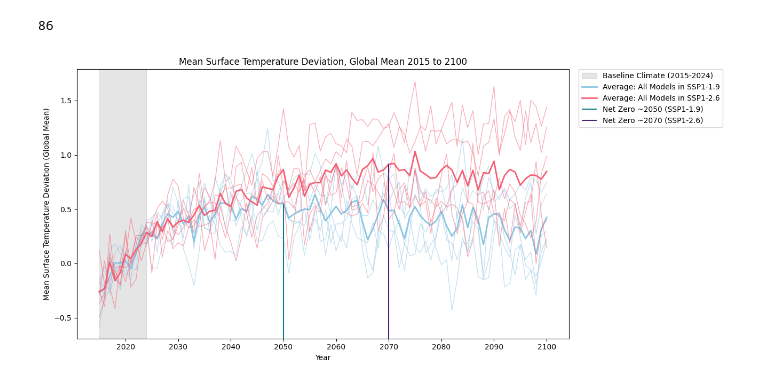
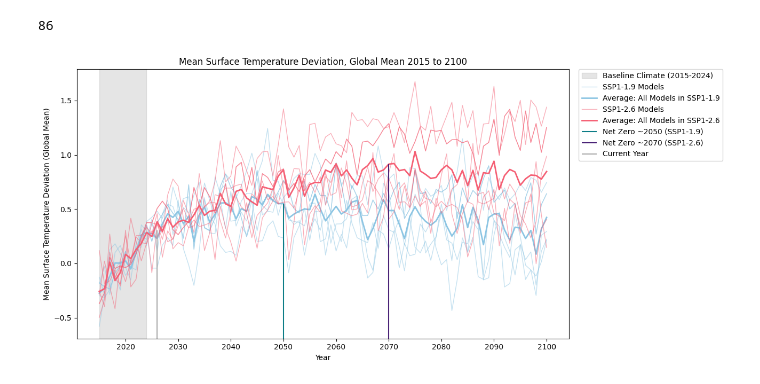
Before and after one commit to sek2dcs/MamalakisResearch, a Jupyter notebook: figure1_2.ipynb, the cells around one changed output. Drawn from its saved outputs; the diff is of its cells as text; code cells hidden in the pictures.

Commit message:
Addded current year line

```diff
--- a/figure1_2.ipynb
+++ b/figure1_2.ipynb
@@ -271,7 +271,6 @@ def time_series_plot(CNRM_119=CNRM_diff_119, CNRM_126=CNRM_diff_126,
 
     # Create a box for baseline climate
     ax.axvspan(2015, 2024, color='grey', alpha=0.2, zorder=0, label='Baseline Climate (2015-2024)')
-    ax.axvspan()
 
     # Get average of all models
     models_119 = [CNRM_119, MIROC_119, MPI_119, MRI_119, UKESM1_119]
@@ -282,46 +281,55 @@ def time_series_plot(CNRM_119=CNRM_diff_119, CNRM_126=CNRM_diff_126,
     avg_all_126 = [np.mean(k) for k in zip(*models_126)]
 
     # Plot values
-    for model in models_119:
+    for i, model in enumerate(models_119):
         plt.plot(yrs, model, color='#8cc5e3', linewidth=1, alpha=0.5)
+        # Create legend for only one line
+        if i == 0:
+            plt.plot(yrs, models_119[0], label='SSP1-1.9 Models', color='#8cc5e3', linewidth=1, alpha=0.5)
     li119 = ax.plot(yrs, avg_all_119, label='Average: All Models in SSP1-1.9', color='#8cc5e3', linewidth=2)
-    for model in models_126:
+    for i, model in enumerate(models_126):
         plt.plot(yrs, model, color='#f55f74', linewidth=1, alpha=0.5)
+        if i == 0:
+            plt.plot(yrs, models_126[0], label='SSP1-2.6 Models', color='#f55f74', linewidth=1, alpha=0.5)
     li126 = ax.plot(yrs, avg_all_126, label='Average: All Models in SSP1-2.6', color='#f55f74', linewidth=2)
 
 
     # Plot net-zero lines
-    # Find the index for the years 2050 and 2070 in the 'yrs' array
+    # Find the index for the years 2050 and 2070 and 2026 in the 'yrs' array
     idx_2050 = np.where(yrs == 2050)[0][0]
     idx_2070 = np.where(yrs == 2070)[0][0]
+    idx_2026 = np.where(yrs == 2026)[0][0]
     # Extract the exact y-values at those years from the average arrays
     y_2050 = avg_all_119[idx_2050]
     y_2070 = avg_all_126[idx_2070]
+    # Plot current year at mean between ssp119 and ssp126 heights
+    y_2026 = (avg_all_119[idx_2026] + avg_all_126[idx_2026])/2
 
-    # Get the current bottom limit of the y-axis so the line anchors nicely to the bottom
+    # Current y-axis limits (lines start at bottom)
     ymin, ymax = ax.get_ylim()
 
     # Use vlines to plot using data coordinates (x, ymin, ymax)
     plt.vlines(x=2050, ymin=ymin, ymax=y_2050, color='#0d7d87', label='Net Zero ~2050 (SSP1-1.9)')
     plt.vlines(x=2070, ymin=ymin, ymax=y_2070, color='#4a2377', label='Net Zero ~2070 (SSP1-2.6)')
+    plt.vlines(x=2026, ymin=ymin, ymax=y_2026, color="#AAAAAA", label='Current Year')
 
-    # Re-apply the y-limits so drawing the vertical lines doesn't arbitrarily stretch the bottom of the graph
+    # Re-set ymin, ymax to not extend bottom of graph
     ax.set_ylim(ymin, ymax)
 
     # Formatting
     plt.xlabel("Year")
     plt.ylabel(f"{y} Deviation (Global Mean)")
     plt.legend()
     plt.title(f"{y} Deviation, Global Mean 2015 to 2100")
     # Move legend
     plt.legend(bbox_to_anchor=(1.02, 1), loc='upper left', borderaxespad=0.)
     # Make room for the right-side legend
     plt.tight_layout()
     plt.subplots_adjust(right=0.5)
 
 
     plt.show()
 
 time_series_plot()
 # %% [output]
-[figure, old version]
+[figure, new version]
```
